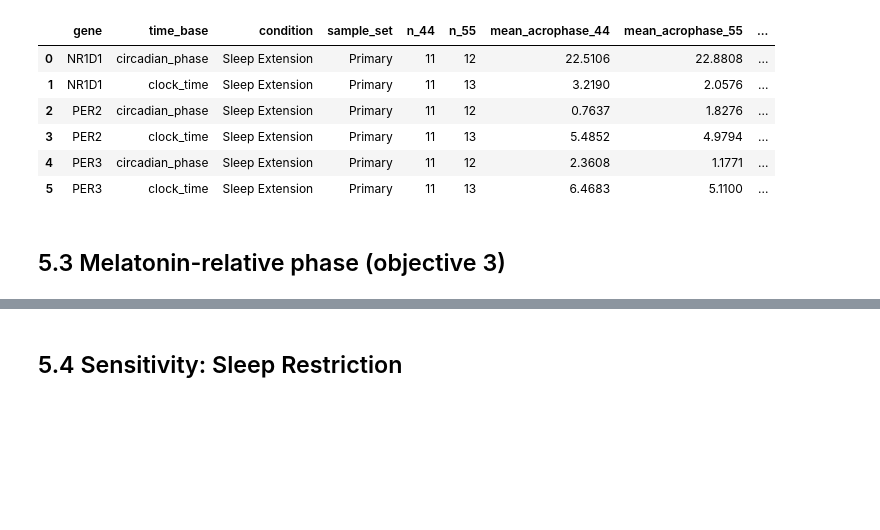
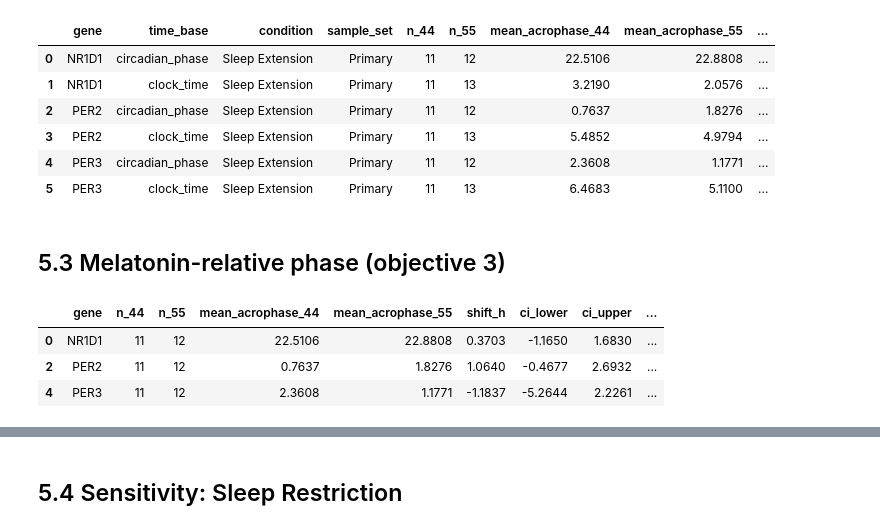
Before and after one commit to CKmellow/per3-genotype-clock-gene-timing, a Jupyter notebook: notebooks/PER3_clock_timing.ipynb, the cells around one changed output, grey strips where cells are left out. Saved outputs shown, nothing was run; the diff lists cells and outputs as text; code cells hidden in the pictures; blank space fills up the shorter version.

Commit message:
completed the 5.3: Melatonin relative phase and saved the results

```diff
--- a/notebooks/PER3_clock_timing.ipynb
+++ b/notebooks/PER3_clock_timing.ipynb
@@ -933,4 +933,30 @@ display(
 # %% [markdown]
 ## 5.3 Melatonin-relative phase (objective 3)
 # %%
-# TODO(Part 3): repeat with time_col='circadian_phase_h' on analysis_samples(for_phase_analysis=True); compare shifts with 5.2
+# Extract only the circadian-phase comparisons
+phase_results = genotype_tests[
+    genotype_tests["time_base"] == "circadian_phase"
+].copy()
+
+# Display the results
+display(
+    phase_results[
+        [
+            "gene",
+            "n_44",
+            "n_55",
+            "mean_acrophase_44",
+            "mean_acrophase_55",
+            "shift_h",
+            "ci_lower",
+            "ci_upper",
+            "permutation_p",
+            "permutation_q"
+        ]
+    ].round(4)
+)
+# %% [output]
+|  | gene | n_44 | n_55 | mean_acrophase_44 | mean_acrophase_55 | shift_h | ci_lower | ci_upper | ... |
+| 0 | NR1D1 | 11 | 12 | 22.5106 | 22.8808 | 0.3703 | -1.1650 | 1.6830 | ... |
+| 2 | PER2 | 11 | 12 | 0.7637 | 1.8276 | 1.0640 | -0.4677 | 2.6932 | ... |
+| 4 | PER3 | 11 | 12 | 2.3608 | 1.1771 | -1.1837 | -5.2644 | 2.2261 | ... |
```
Also changed, not shown: parts of 2 cells of this notebook.
